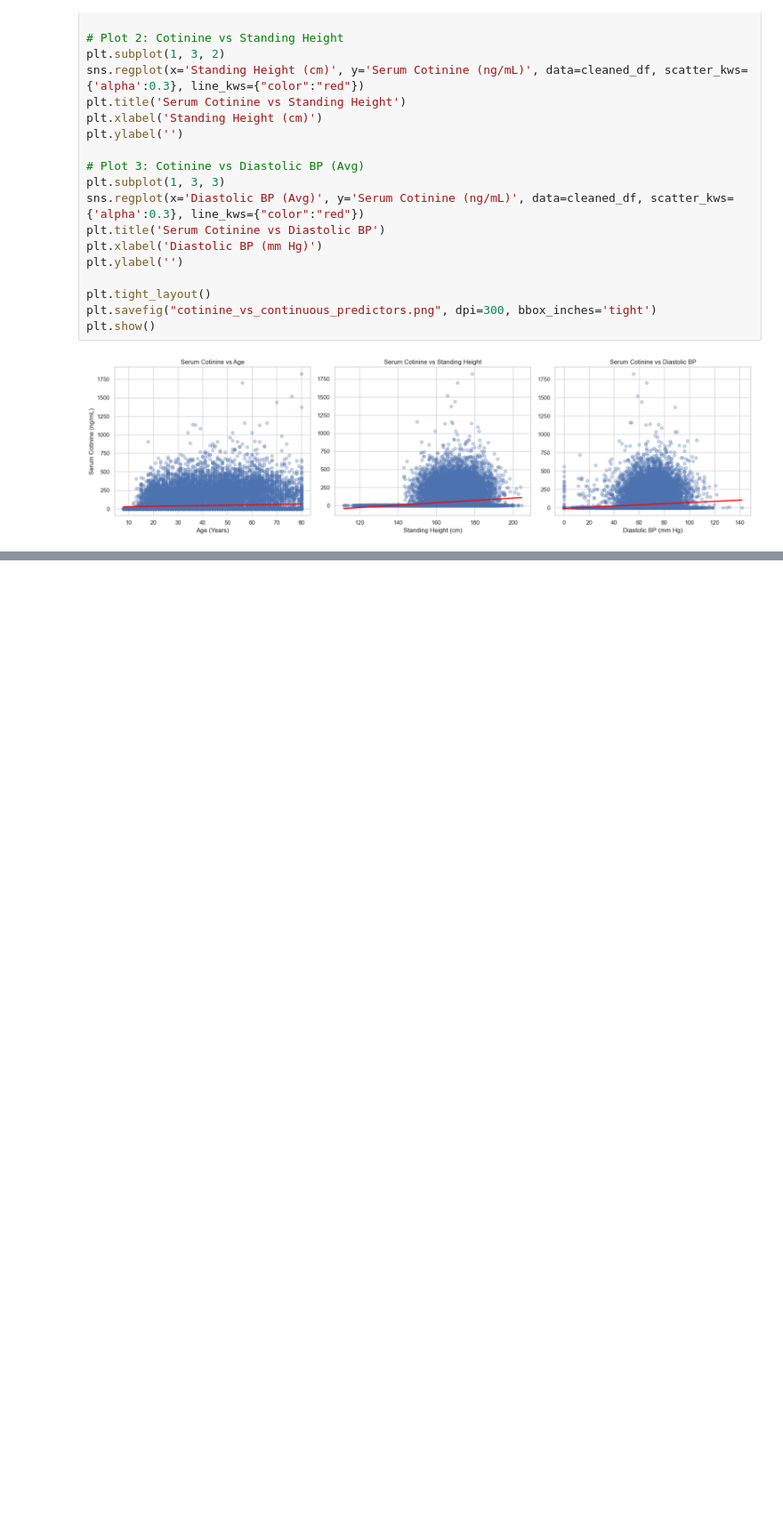
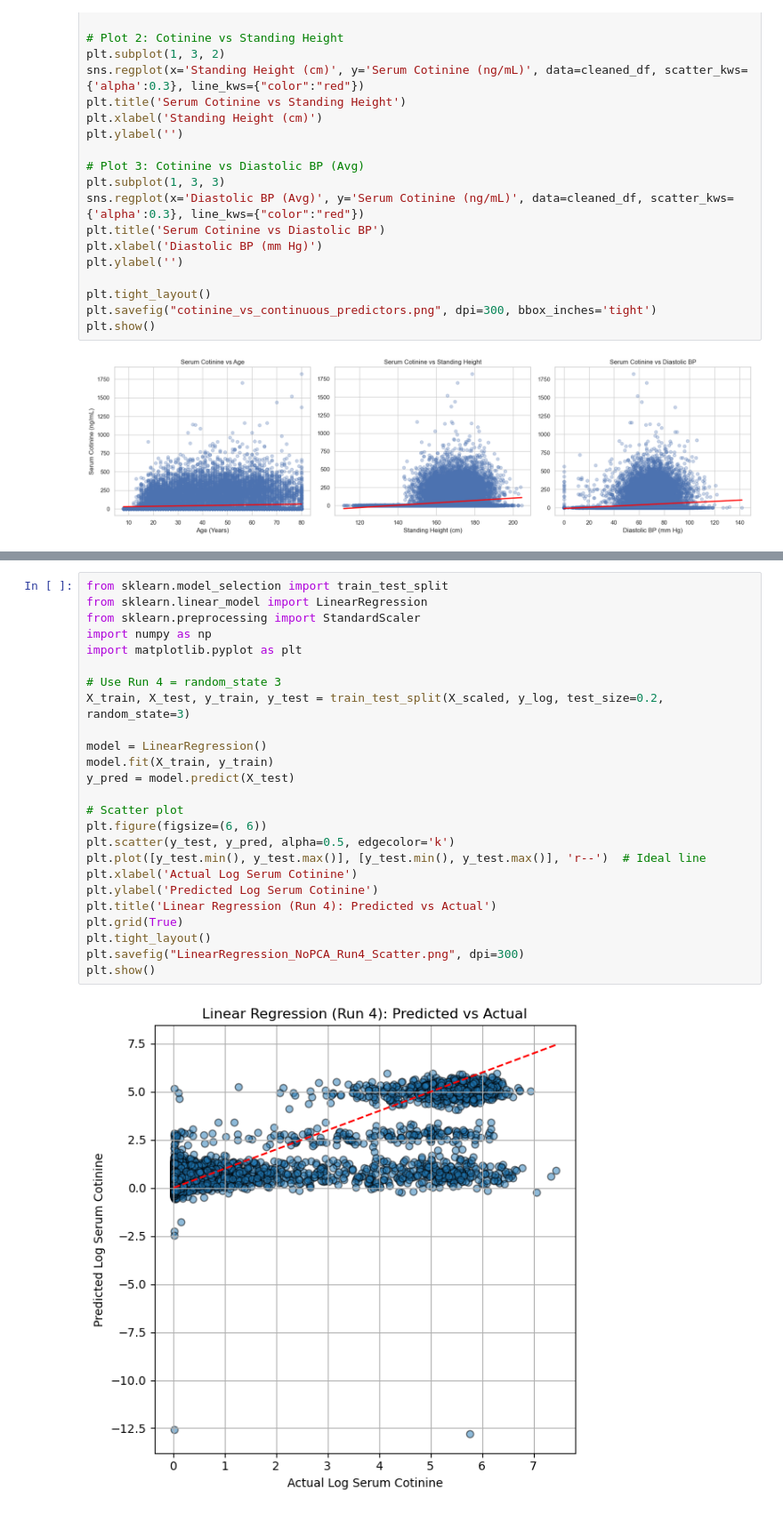
Before and after one commit to Pritthika-Dhar/Nicotine-Intake-Prediction, a Jupyter notebook: Nicotine_Intake_Prediction.ipynb, the cells around one changed output, grey strips where cells are left out. Shown at 89% size. Cells and saved outputs as stored; diff of their text form; blank space fills up the shorter version.

```diff
--- a/Nicotine_Intake_Prediction.ipynb
+++ b/Nicotine_Intake_Prediction.ipynb
@@ -553,0 +1041,27 @@ plt.show()
+# %%
+from sklearn.model_selection import train_test_split
+from sklearn.linear_model import LinearRegression
+from sklearn.preprocessing import StandardScaler
+import numpy as np
+import matplotlib.pyplot as plt
+
+# Use Run 4 = random_state 3
+X_train, X_test, y_train, y_test = train_test_split(X_scaled, y_log, test_size=0.2, random_state=3)
+
+model = LinearRegression()
+model.fit(X_train, y_train)
+y_pred = model.predict(X_test)
+
+# Scatter plot
+plt.figure(figsize=(6, 6))
+plt.scatter(y_test, y_pred, alpha=0.5, edgecolor='k')
+plt.plot([y_test.min(), y_test.max()], [y_test.min(), y_test.max()], 'r--')  # Ideal line
+plt.xlabel('Actual Log Serum Cotinine')
+plt.ylabel('Predicted Log Serum Cotinine')
+plt.title('Linear Regression (Run 4): Predicted vs Actual')
+plt.grid(True)
+plt.tight_layout()
+plt.savefig("LinearRegression_NoPCA_Run4_Scatter.png", dpi=300)
+plt.show()
+# %% [output]
+[figure, added]
```
Also changed, not shown: parts of 28 cells of this notebook.
